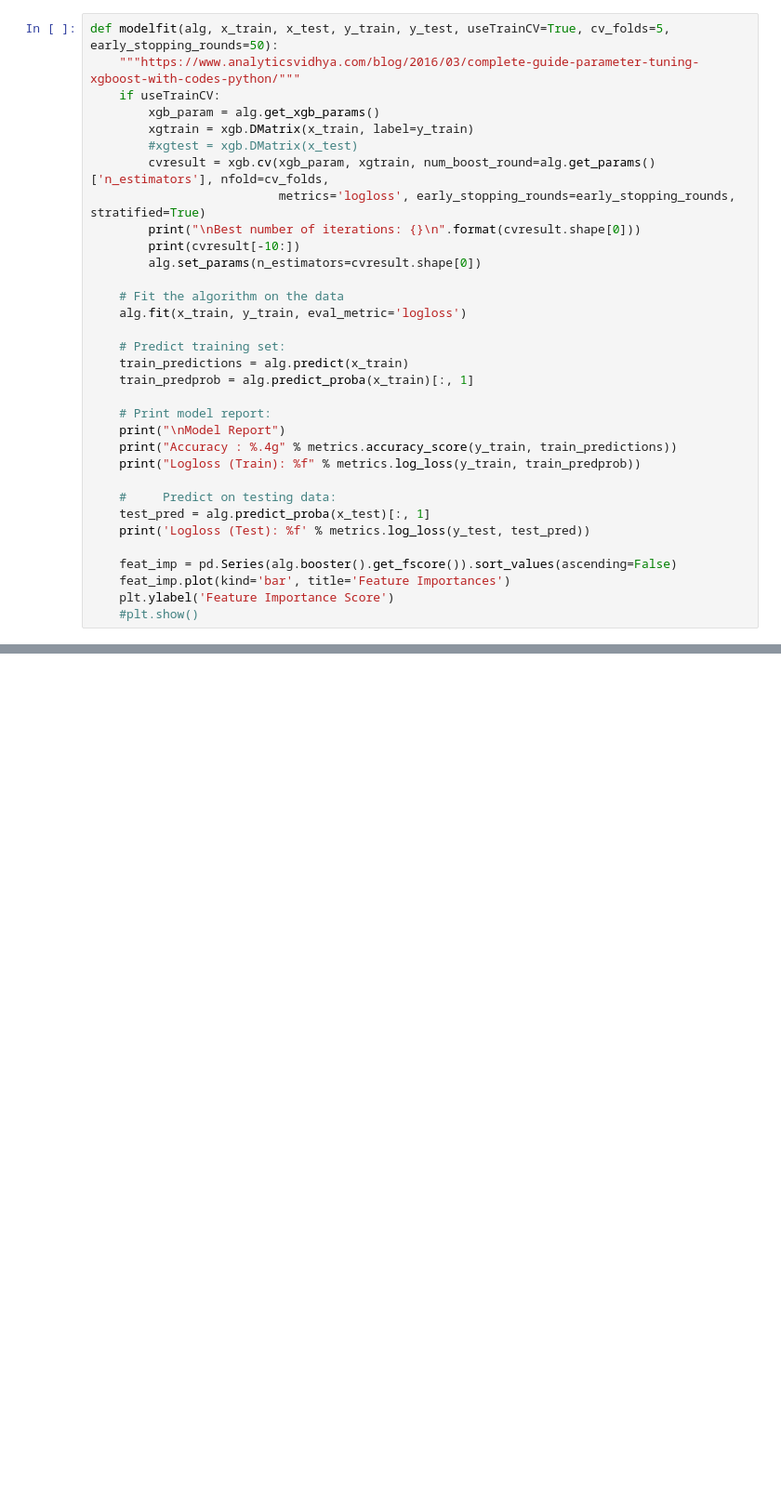
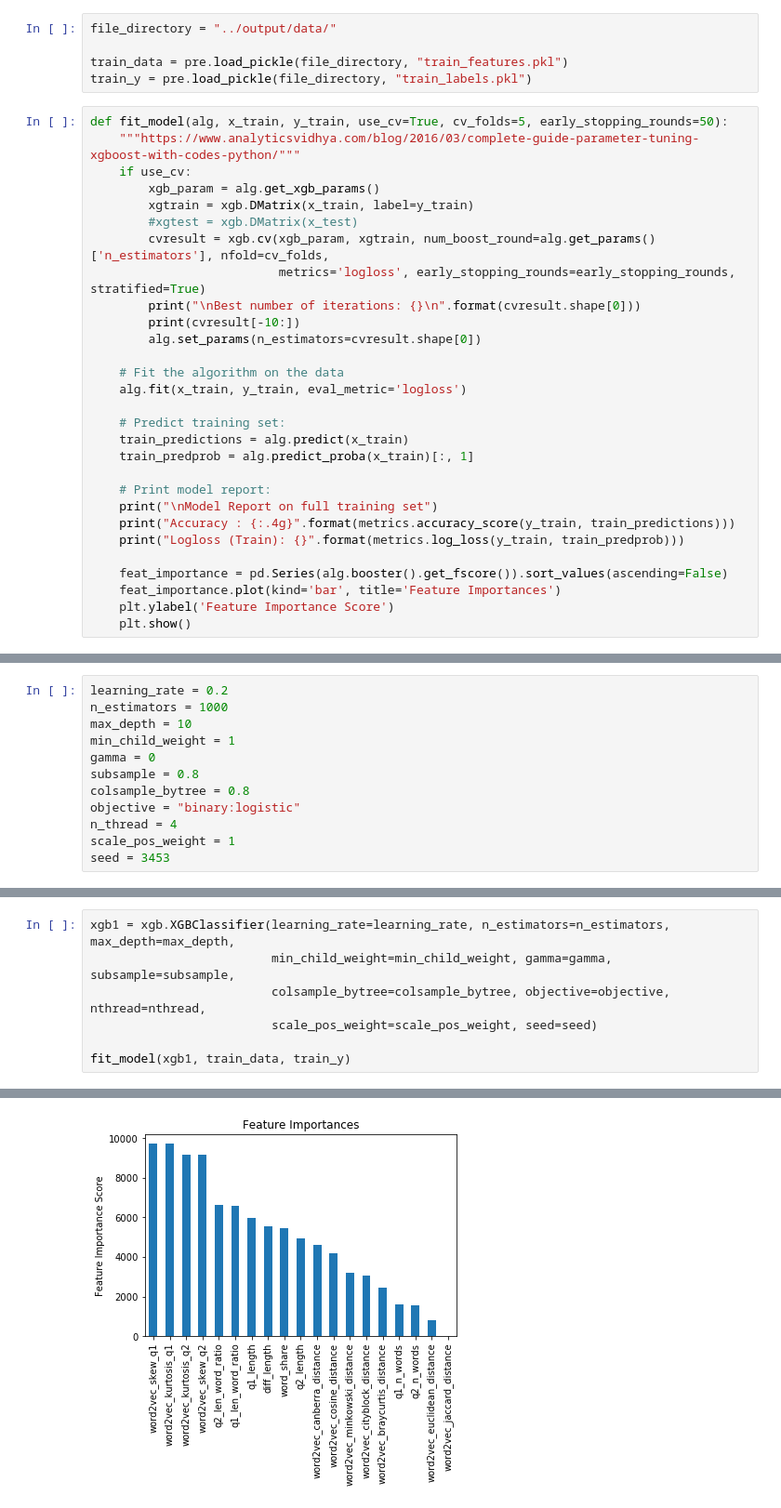
Before and after one commit to schorlem/capstone_project, a Jupyter notebook: notebooks/train_xgboost-01-als.ipynb, the cells around one changed output, grey strips where cells are left out. Shown at 93% size. Cells and saved outputs as stored; diff of their text form; blank space fills up the shorter version.

```diff
--- a/notebooks/train_xgboost-01-als.ipynb
+++ b/notebooks/train_xgboost-01-als.ipynb
@@ -13,7 +16,12 @@ word2vec_model = gensim.models.KeyedVectors.load_word2vec_format("../data/Google
+# %%
+file_directory = "../output/data/"
+
+train_data = pre.load_pickle(file_directory, "train_features.pkl")
+train_y = pre.load_pickle(file_directory, "train_labels.pkl")
 # %%
-def modelfit(alg, x_train, x_test, y_train, y_test, useTrainCV=True, cv_folds=5, early_stopping_rounds=50):
+def fit_model(alg, x_train, y_train, use_cv=True, cv_folds=5, early_stopping_rounds=50):
     """https://www.analyticsvidhya.com/blog/2016/03/complete-guide-parameter-tuning-xgboost-with-codes-python/"""
-    if useTrainCV:
+    if use_cv:
         xgb_param = alg.get_xgb_params()
         xgtrain = xgb.DMatrix(x_train, label=y_train)
         #xgtest = xgb.DMatrix(x_test)
@@ -31,15 +39,11 @@ def modelfit(alg, x_train, x_test, y_train, y_test, useTrainCV=True, cv_folds=5,
     train_predprob = alg.predict_proba(x_train)[:, 1]
 
     # Print model report:
-    print("\nModel Report")
-    print("Accuracy : %.4g" % metrics.accuracy_score(y_train, train_predictions))
-    print("Logloss (Train): %f" % metrics.log_loss(y_train, train_predprob))
+    print("\nModel Report on full training set")
+    print("Accuracy : {:.4g}".format(metrics.accuracy_score(y_train, train_predictions)))
+    print("Logloss (Train): {}".format(metrics.log_loss(y_train, train_predprob)))
 
-    #     Predict on testing data:
-    test_pred = alg.predict_proba(x_test)[:, 1]
-    print('Logloss (Test): %f' % metrics.log_loss(y_test, test_pred))
-
-    feat_imp = pd.Series(alg.booster().get_fscore()).sort_values(ascending=False)
-    feat_imp.plot(kind='bar', title='Feature Importances')
+    feat_importance = pd.Series(alg.booster().get_fscore()).sort_values(ascending=False)
+    feat_importance.plot(kind='bar', title='Feature Importances')
     plt.ylabel('Feature Importance Score')
-    #plt.show()
+    plt.show()
@@ -51,0 +65,12 @@ clf = xgboost()
+# %%
+learning_rate = 0.2
+n_estimators = 1000
+max_depth = 10
+min_child_weight = 1
+gamma = 0
+subsample = 0.8
+colsample_bytree = 0.8
+objective = "binary:logistic"
+n_thread = 4
+scale_pos_weight = 1
+seed = 3453
@@ -51,0 +79,8 @@ clf = xgboost()
+# %%
+xgb1 = xgb.XGBClassifier(learning_rate=learning_rate, n_estimators=n_estimators, max_depth=max_depth,
+                         min_child_weight=min_child_weight, gamma=gamma, subsample=subsample,
+                         colsample_bytree=colsample_bytree, objective=objective, nthread=nthread,
+                         scale_pos_weight=scale_pos_weight, seed=seed)
+
+fit_model(xgb1, train_data, train_y)
+# %% [output]
@@ -51,0 +104 @@ clf = xgboost()
+[figure, added]
```
Also changed, not shown: parts of 13 cells of this notebook, 3 other files.
